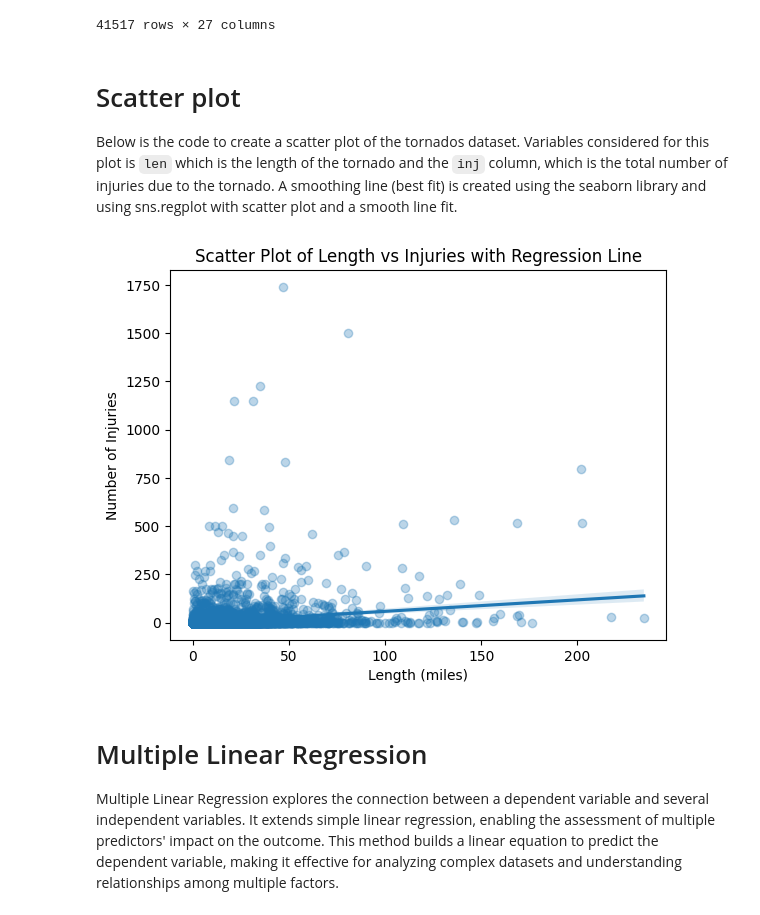
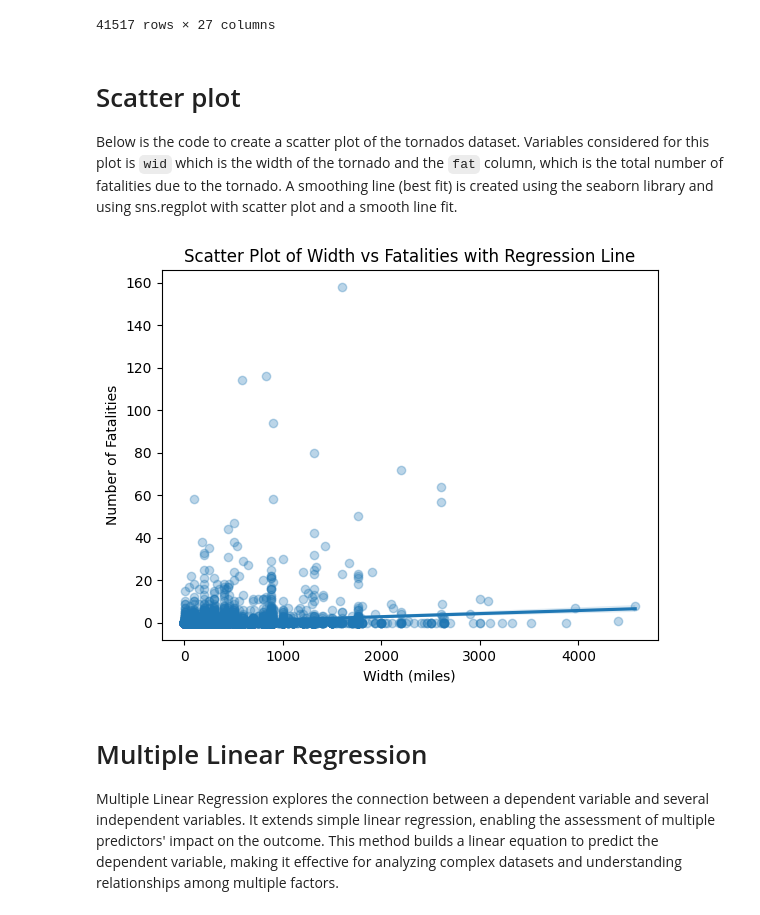
Before and after one commit to INFO-523-Exercises/hw-04-Shakir-Ahmed, a Jupyter notebook: hw-04.ipynb, the cells around one changed output. Cells and saved outputs as stored; diff of their text form; code cells hidden in the pictures.

```diff
--- a/hw-04.ipynb
+++ b/hw-04.ipynb
@@ -77,16 +77,16 @@ tornado
 # %% [markdown]
 # Scatter plot
 
-Below is the code to create a scatter plot of the tornados dataset. Variables considered for this plot is `len` which is the length of the tornado and the `inj` column, which is the total number of injuries due to the tornado. A smoothing line (best fit) is created using the seaborn library and using sns.regplot with scatter plot and a smooth line fit.
+Below is the code to create a scatter plot of the tornados dataset. Variables considered for this plot is `wid` which is the width of the tornado and the `fat` column, which is the total number of fatalities due to the tornado. A smoothing line (best fit) is created using the seaborn library and using sns.regplot with scatter plot and a smooth line fit.
 # %%
 # Scatter plot with a regression line for tornado data
-sns.regplot(x='len', y='inj', data=tornado, scatter_kws={'alpha':0.3})
-plt.title('Scatter Plot of Length vs Injuries with Regression Line')
-plt.xlabel('Length (miles)')
-plt.ylabel('Number of Injuries')
+sns.regplot(x='wid', y='fat', data=tornado, scatter_kws={'alpha':0.3})
+plt.title('Scatter Plot of Width vs Fatalities with Regression Line')
+plt.xlabel('Width (miles)')
+plt.ylabel('Number of Fatalities')
 plt.show()
 # %% [output]
-[figure, old version]
+[figure, new version]
 # %% [markdown]
 # Multiple Linear Regression
 
```
Also changed, not shown: parts of 15 cells of this notebook.
